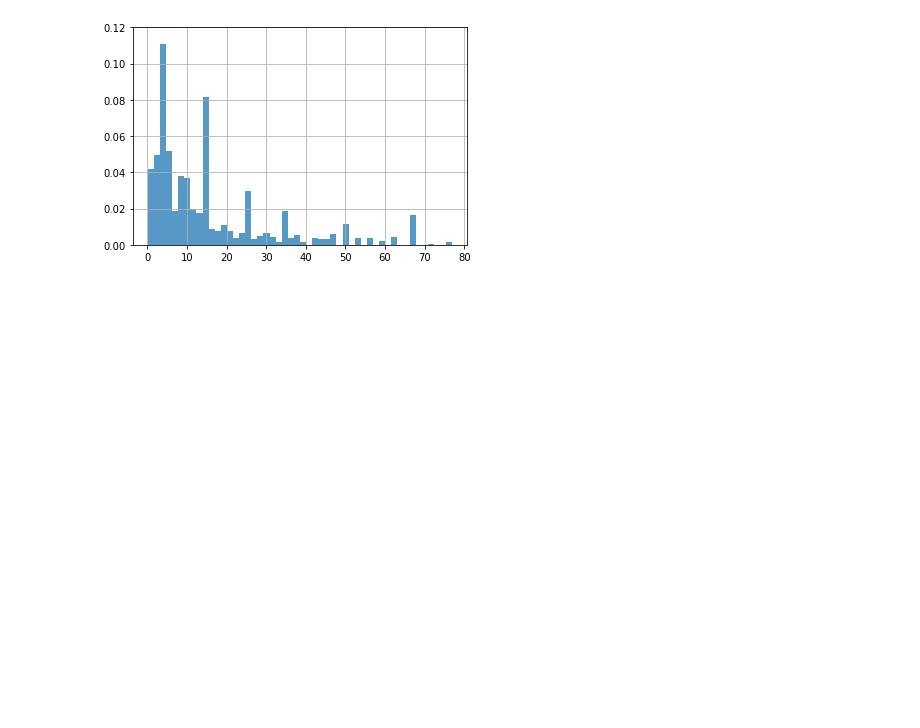
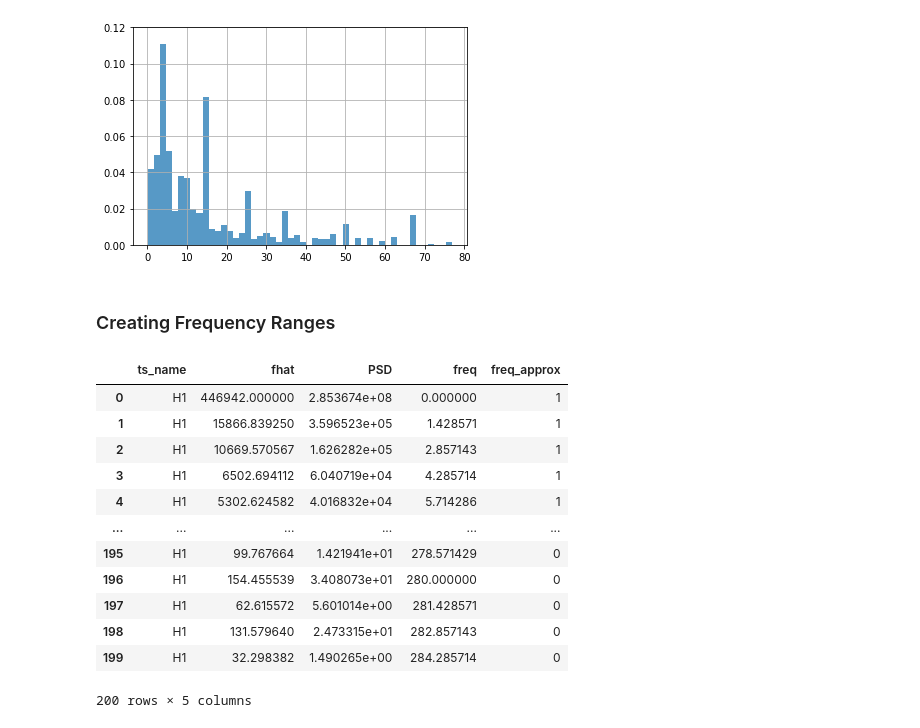
Before and after one commit to philippbeer/ts_search_engine, a Jupyter notebook: notebooks/FFT_test.ipynb, the cells around one changed output. Cells and saved outputs as stored; diff of their text form; code cells hidden in the pictures; blank space fills up the shorter version.

```diff
--- a/notebooks/FFT_test.ipynb
+++ b/notebooks/FFT_test.ipynb
@@ -218,7 +218,7 @@ def run_psd():
 1. each base frequency + occurence + N
 2. each individual frequency occurence in all data sets
 # %%
-df_l = [df, df_daily, df_weekly, df_monthly, df_quarterly, df_yearly]
+df_l = [df_hourly, df_daily, df_weekly, df_monthly, df_quarterly, df_yearly]
 # %%
 dt = 0.001
 df_cols = ['ts_name', 'type', 'dt', 'n', 'freq_multiple']
@@ -281,0 +294,57 @@ df
+# %% [markdown]
+### Creating Frequency Ranges
+# %%
+dt = 0.001
+df_approx_cols = ['ts_name', 'fhat', 'PSD', 'freq', 'freq_approx']
+f_ranges = np.linspace(-1, 3, 41)
+df_approx = pd.DataFrame(columns=df_approx_cols)
+l_freq = list()
+
+# loop over all datasets
+for df_ts in df_l:
+    # loop over each series in a dataset
+    for ts_name in df_ts.iloc[:3,0]:
+        ar = np.array(df_ts[df_ts['V1']==ts_name].iloc[:,1:].dropna(axis=1))[0]
+
+
+        n = ar.shape[0]
+        fhat = np.abs(np.fft.fft(ar))  # compute the FFT
+        PSD = fhat * np.conj(fhat) / n # power spectrum (power per frequency)
+        freq = (1/(dt*n)) * np.arange(n) # create x-axis of frequencies
+        L = np.arange(1,np.floor(n/2), dtype='int')
+
+        # create df_approx for comparison
+        df_approx = df_approx.append(pd.DataFrame({'ts_name': [ts_name]*len(freq),
+                                                   'fhat': fhat,
+                                                   'PSD': PSD,
+                                                   'freq': freq}))
+#                                                    'freq_approx': np.digitize(freq, f_ranges,
+#                                                                              right=True)}))
+
+
+df_approx.reset_index(inplace=True, drop=True)
+# %%
+# df_approx.groupby(['ts_name']).apply(lambda x: 1 if x['PSD']\
+#                                      >df_approx.PSD.quantile(.9))
+
+# df_approx.groupby(['ts_name']).apply(lambda x: x['PSD']=1 if x['PSD']\
+#                                      >df_approx.PSD.quantile(.9) else x['PSD'] = 0)
+
+df_approx['freq_approx'] = df_approx.groupby('ts_name')\
+                    .apply(lambda x: (x['PSD']>x['PSD'].quantile(.9)).astype(int)).values
+# %%
+df_approx.head(200)
+# %% [output]
+|  | ts_name | fhat | PSD | freq | freq_approx |
+| 0 | H1 | 446942.000000 | 2.853674e+08 | 0.000000 | 1 |
+| 1 | H1 | 15866.839250 | 3.596523e+05 | 1.428571 | 1 |
+| 2 | H1 | 10669.570567 | 1.626282e+05 | 2.857143 | 1 |
+| 3 | H1 | 6502.694112 | 6.040719e+04 | 4.285714 | 1 |
+| 4 | H1 | 5302.624582 | 4.016832e+04 | 5.714286 | 1 |
+| ... | ... | ... | ... | ... | ... |
+| 195 | H1 | 99.767664 | 1.421941e+01 | 278.571429 | 0 |
+| 196 | H1 | 154.455539 | 3.408073e+01 | 280.000000 | 0 |
+| 197 | H1 | 62.615572 | 5.601014e+00 | 281.428571 | 0 |
+| 198 | H1 | 131.579640 | 2.473315e+01 | 282.857143 | 0 |
+| 199 | H1 | 32.298382 | 1.490265e+00 | 284.285714 | 0 |
+200 rows × 5 columns
```
Also changed, not shown: parts of 8 cells of this notebook, 1 other file.
